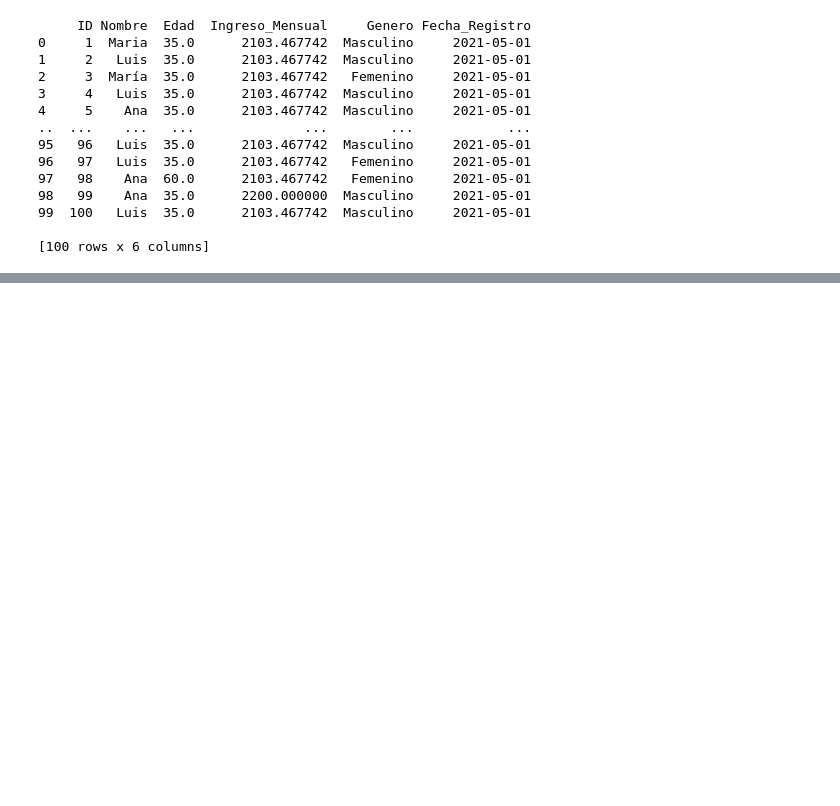
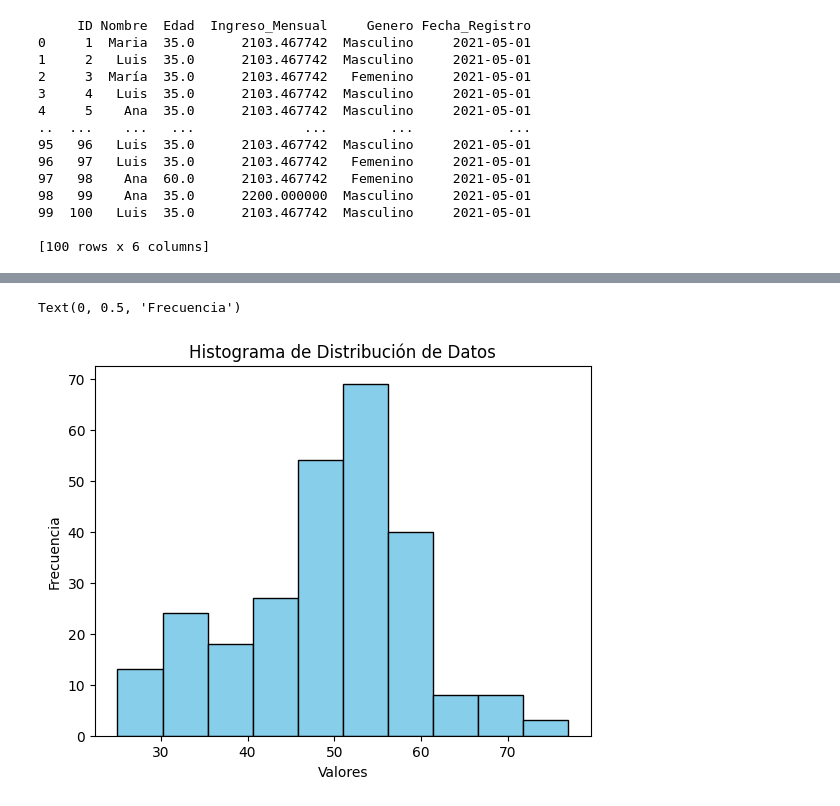
Before and after one commit to ManuelRomero2025/CienciasdeDatos1, a Jupyter notebook: datos_simulada_con_errores.ipynb, the cells around one changed output, grey strips where cells are left out. Drawn from its saved outputs; the diff is of its cells as text; code cells hidden in the pictures; blank space fills up the shorter version.

```diff
--- a/datos_simulada_con_errores.ipynb
+++ b/datos_simulada_con_errores.ipynb
@@ -260,0 +476,10 @@ print(df.head(100))
+# %%
+plt.hist(x="AGE",bins=10, color='skyblue',
+         edgecolor='black',density=False, data=df)
+# Añadir títulos y etiquetas para mayor claridad
+plt.title('Histograma de Distribución de Datos')
+plt.xlabel('Valores')
+plt.ylabel('Frecuencia')
+# %% [output]
+Text(0, 0.5, 'Frecuencia')
+[figure, added]
```
Also changed, not shown: parts of 46 cells of this notebook.
